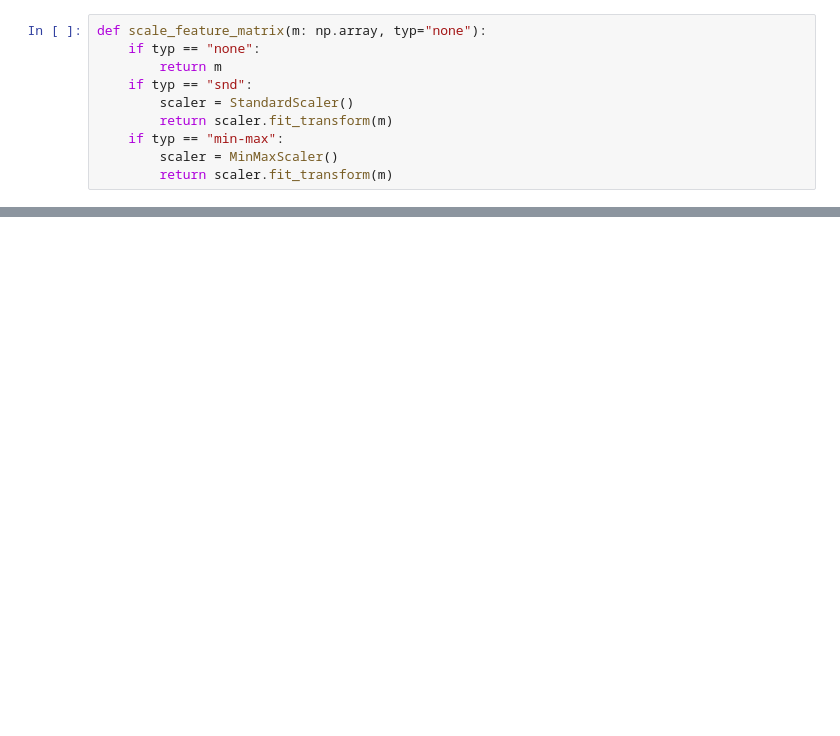
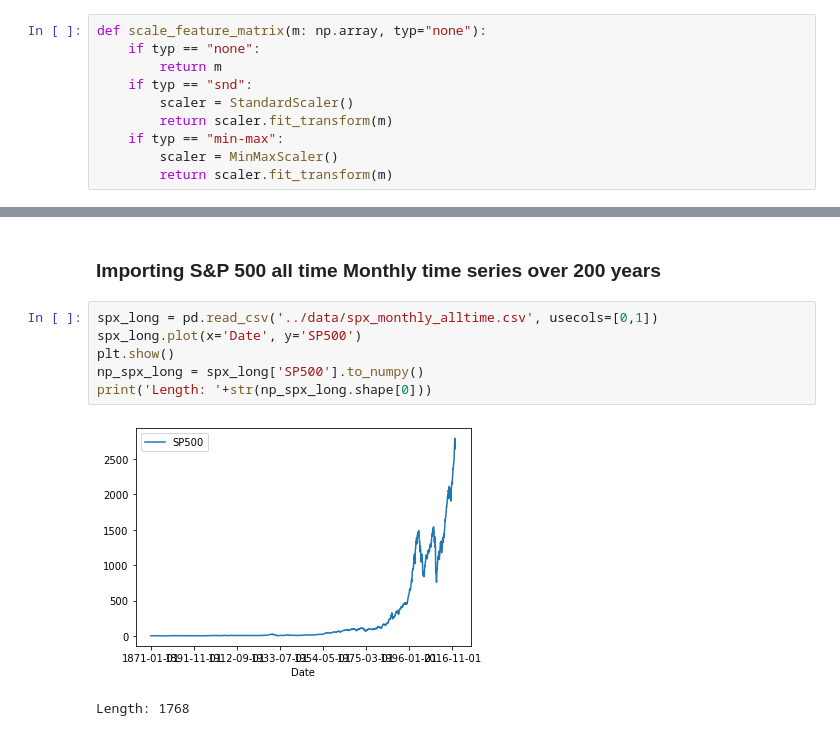
Before and after one commit to dapetri/Revisiting-STS-Clustering-Meaninglessness, a Jupyter notebook: py/meaningfulness.ipynb, the cells around one changed output, grey strips where cells are left out. Saved outputs shown, nothing was run; the diff lists cells and outputs as text; blank space fills up the shorter version.

```diff
--- a/py/meaningfulness.ipynb
+++ b/py/meaningfulness.ipynb
@@ -189,0 +209,11 @@ def scale_feature_matrix(m: np.array, typ="none"):
+# %% [markdown]
+### Importing S&P 500 all time Monthly time series over 200 years
+# %%
+spx_long = pd.read_csv('../data/spx_monthly_alltime.csv', usecols=[0,1])
+spx_long.plot(x='Date', y='SP500')
+plt.show()
+np_spx_long = spx_long['SP500'].to_numpy()
+print('Length: '+str(np_spx_long.shape[0]))
+# %% [output]
+[figure, added]
+Length: 1768
```
Also changed, not shown: parts of 12 cells of this notebook, 2 other files.
